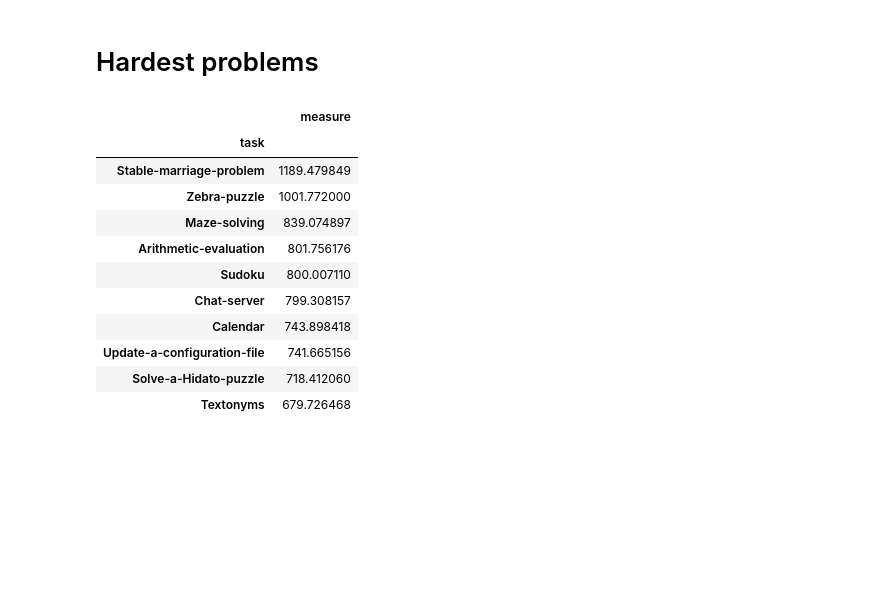
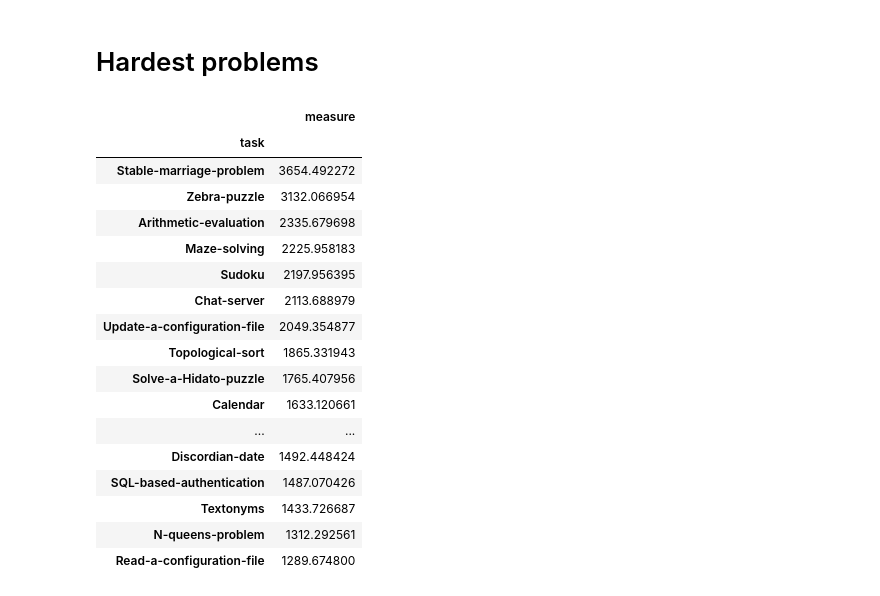
Before and after one commit to danuker/Explorations, a Jupyter notebook: rosetta-code/Compare-programming-languages.ipynb, the cells around one changed output. Cells and saved outputs as stored; diff of their text form; code cells hidden in the pictures; blank space fills up the shorter version.

```diff
--- a/rosetta-code/Compare-programming-languages.ipynb
+++ b/rosetta-code/Compare-programming-languages.ipynb
@@ -79,16 +73,18 @@ def get_path(*deeper):
     return os.path.join('RosettaCodeData', 'Task', *deeper)
 
 # Plain file size of evaluation, instead of zipped size; kept for reference
-# def measure(task, lang):
-#     files = os.listdir(get_path(task, lang))
-#     size = min(os.stat(get_path(task, lang, file)).st_size for file in files)
-#     return size
-
 def measure(task, lang):
-    res = comp_sizes[(lang, task)]
-    if res:
-        return res
+    files = os.listdir(get_path(task, lang))
+    if len(files) == 1:
+        return os.stat(get_path(task, lang, files[0])).st_size
     else:
         raise KeyError(f'Duplicate files for task {task} lang {lang}')
 
+# def measure(task, lang):
+#     res = comp_sizes[(lang, task)]
+#     if res:
+#         return res
+#     else:
+#         raise KeyError(f'Duplicate files for task {task} lang {lang}')
+
 # measure('24-game', 'Python')
@@ -101,8 +101,10 @@ for lang in languages:
             votes_list.append([task, lang, measure(task, lang)])
         except KeyError:
             pass
+        except FileNotFoundError:
+            pass
 # %%
-votes = pd.DataFrame(votes_list, columns=['task', 'lang', 'measure'])
-votes['measure'] = pd.np.log(votes['measure'])
+votes = pd.DataFrame(votes_list, columns=['task', 'lang', 'measure']).replace([pd.np.inf, -pd.np.inf], pd.np.nan).dropna()
+votes['measure'] = pd.np.log(votes['measure']+1)
 votes['measure'].describe()
 # %% [output]
@@ -214,17 +216,23 @@ for k, v in df.iterrows():
 # %% [markdown]
 # Hardest problems
 # %%
-pd.np.exp(all_votes).mean(level=0).sort_values('measure', ascending=False).head(10)
+pd.np.exp(all_votes).mean(level=0).sort_values('measure', ascending=False).head(20)
 # %% [output]
 |  | measure |
 | task |  |
-| Stable-marriage-problem | 1189.479849 |
-| Zebra-puzzle | 1001.772000 |
-| Maze-solving | 839.074897 |
-| Arithmetic-evaluation | 801.756176 |
-| Sudoku | 800.007110 |
-| Chat-server | 799.308157 |
-| Calendar | 743.898418 |
-| Update-a-configuration-file | 741.665156 |
-| Solve-a-Hidato-puzzle | 718.412060 |
-| Textonyms | 679.726468 |
+| Stable-marriage-problem | 3654.492272 |
+| Zebra-puzzle | 3132.066954 |
+| Arithmetic-evaluation | 2335.679698 |
+| Maze-solving | 2225.958183 |
+| Sudoku | 2197.956395 |
+| Chat-server | 2113.688979 |
+| Update-a-configuration-file | 2049.354877 |
+| Topological-sort | 1865.331943 |
+| Solve-a-Hidato-puzzle | 1765.407956 |
+| Calendar | 1633.120661 |
+| ... | ... |
+| Discordian-date | 1492.448424 |
+| SQL-based-authentication | 1487.070426 |
+| Textonyms | 1433.726687 |
+| N-queens-problem | 1312.292561 |
+| Read-a-configuration-file | 1289.674800 |
```
Also changed, not shown: parts of 10 cells of this notebook, 2 other files.
